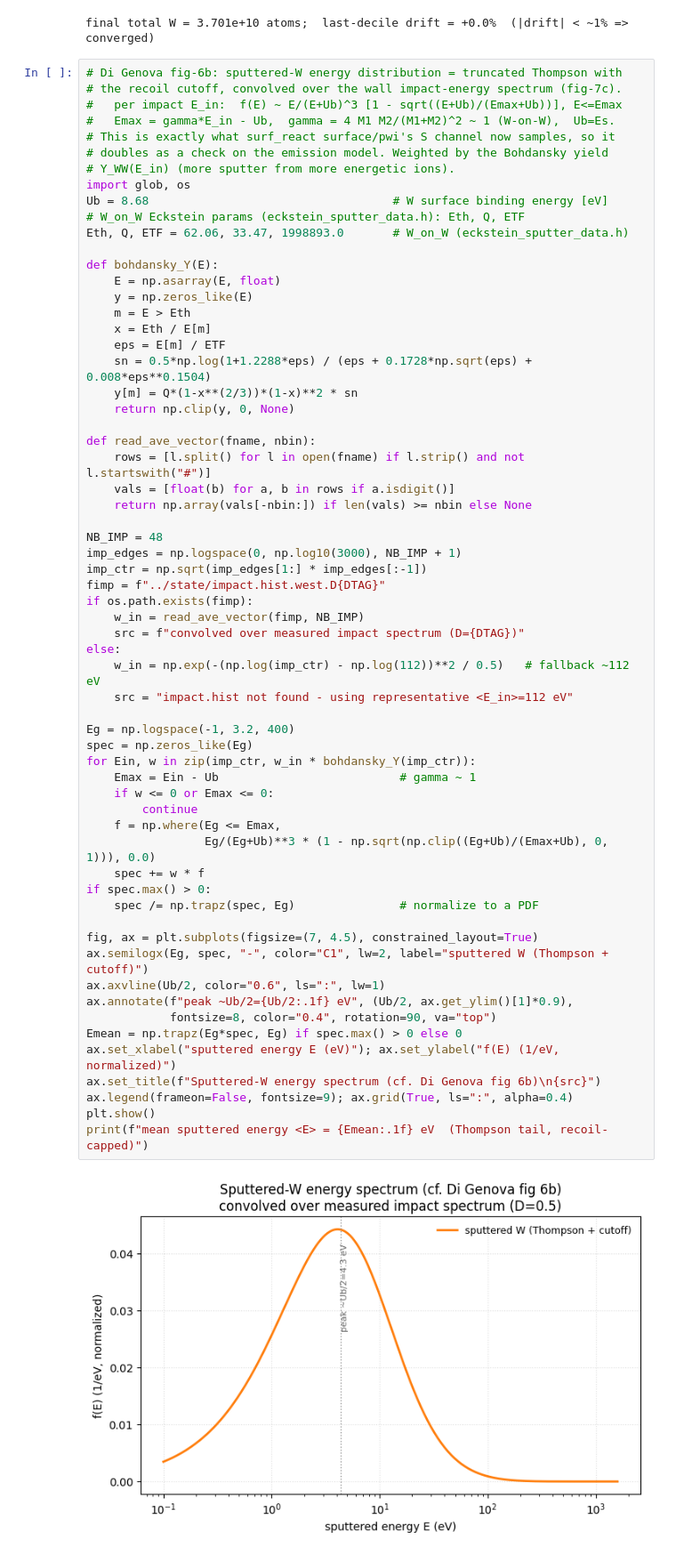
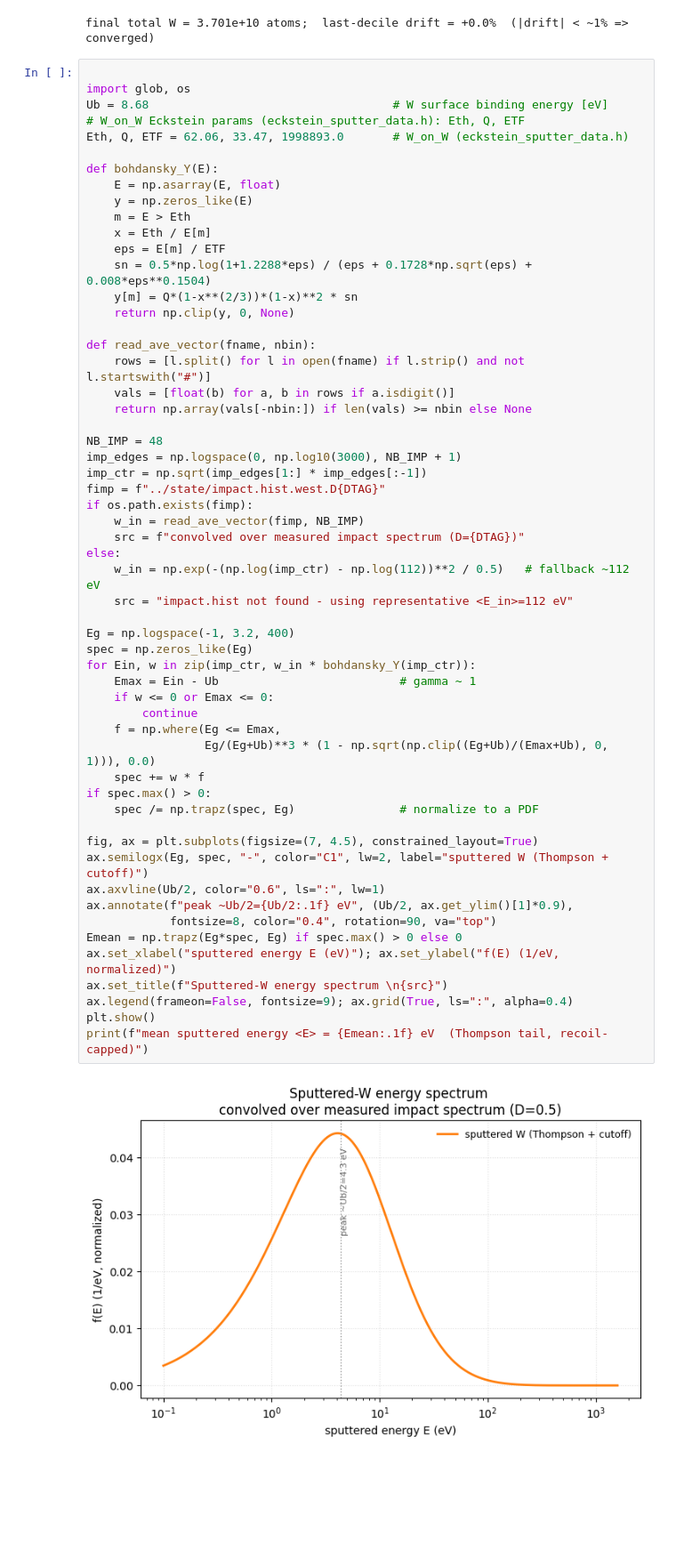
Before and after one commit to ORNL-Fusion/OpenEdge, a Jupyter notebook: examples/test_west_cases/axi/input/analysis.ipynb, the cells around one changed output. Shown at 89% size. Drawn from its saved outputs; the diff is of its cells as text; blank space fills up the shorter version.

```diff
--- a/examples/test_west_cases/axi/input/analysis.ipynb
+++ b/examples/test_west_cases/axi/input/analysis.ipynb
@@ -678,13 +623,7 @@ else:
 [figure]
 final total W = 3.701e+10 atoms;  last-decile drift = +0.0%  (|drift| < ~1% => converged)
 # %%
-# Di Genova fig-6b: sputtered-W energy distribution = truncated Thompson with
-# the recoil cutoff, convolved over the wall impact-energy spectrum (fig-7c).
-#   per impact E_in:  f(E) ~ E/(E+Ub)^3 [1 - sqrt((E+Ub)/(Emax+Ub))], E<=Emax
-#   Emax = gamma*E_in - Ub,  gamma = 4 M1 M2/(M1+M2)^2 ~ 1 (W-on-W),  Ub=Es.
-# This is exactly what surf_react surface/pwi's S channel now samples, so it
-# doubles as a check on the emission model. Weighted by the Bohdansky yield
-# Y_WW(E_in) (more sputter from more energetic ions).
+
 import glob, os
 Ub = 8.68                                   # W surface binding energy [eV]
 # W_on_W Eckstein params (eckstein_sputter_data.h): Eth, Q, ETF
@@ -712,34 +651,34 @@ fimp = f"../state/impact.hist.west.D{DTAG}"
 if os.path.exists(fimp):
     w_in = read_ave_vector(fimp, NB_IMP)
     src = f"convolved over measured impact spectrum (D={DTAG})"
 else:
     w_in = np.exp(-(np.log(imp_ctr) - np.log(112))**2 / 0.5)   # fallback ~112 eV
     src = "impact.hist not found - using representative <E_in>=112 eV"
 
 Eg = np.logspace(-1, 3.2, 400)
 spec = np.zeros_like(Eg)
 for Ein, w in zip(imp_ctr, w_in * bohdansky_Y(imp_ctr)):
     Emax = Ein - Ub                          # gamma ~ 1
     if w <= 0 or Emax <= 0:
         continue
     f = np.where(Eg <= Emax,
                  Eg/(Eg+Ub)**3 * (1 - np.sqrt(np.clip((Eg+Ub)/(Emax+Ub), 0, 1))), 0.0)
     spec += w * f
 if spec.max() > 0:
     spec /= np.trapz(spec, Eg)               # normalize to a PDF
 
 fig, ax = plt.subplots(figsize=(7, 4.5), constrained_layout=True)
 ax.semilogx(Eg, spec, "-", color="C1", lw=2, label="sputtered W (Thompson + cutoff)")
 ax.axvline(Ub/2, color="0.6", ls=":", lw=1)
 ax.annotate(f"peak ~Ub/2={Ub/2:.1f} eV", (Ub/2, ax.get_ylim()[1]*0.9),
             fontsize=8, color="0.4", rotation=90, va="top")
 Emean = np.trapz(Eg*spec, Eg) if spec.max() > 0 else 0
 ax.set_xlabel("sputtered energy E (eV)"); ax.set_ylabel("f(E) (1/eV, normalized)")
-ax.set_title(f"Sputtered-W energy spectrum (cf. Di Genova fig 6b)\n{src}")
+ax.set_title(f"Sputtered-W energy spectrum \n{src}")
 ax.legend(frameon=False, fontsize=9); ax.grid(True, ls=":", alpha=0.4)
 plt.show()
 print(f"mean sputtered energy <E> = {Emean:.1f} eV  (Thompson tail, recoil-capped)")
 # %% [output]
-[figure, old version]
+[figure, new version]
 mean sputtered energy <E> = 27.5 eV  (Thompson tail, recoil-capped)
 # %%
```
Also changed, not shown: parts of 9 cells of this notebook, 7 other files.
